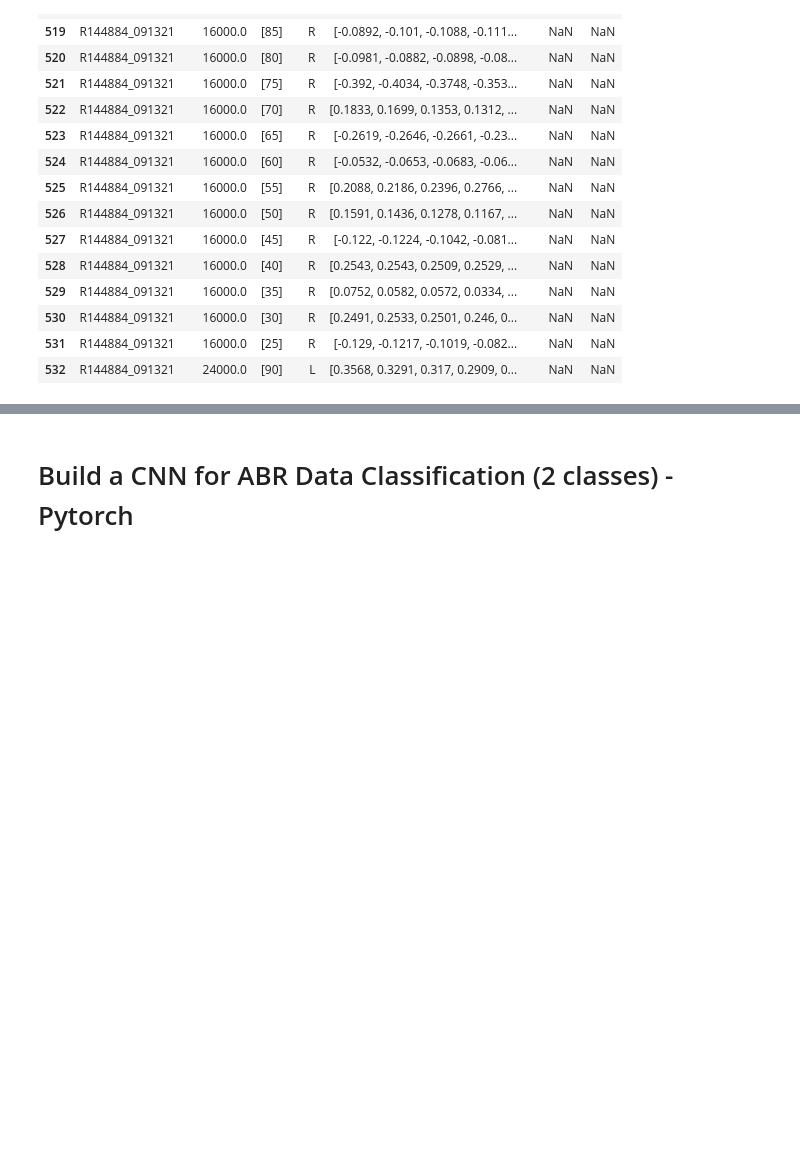
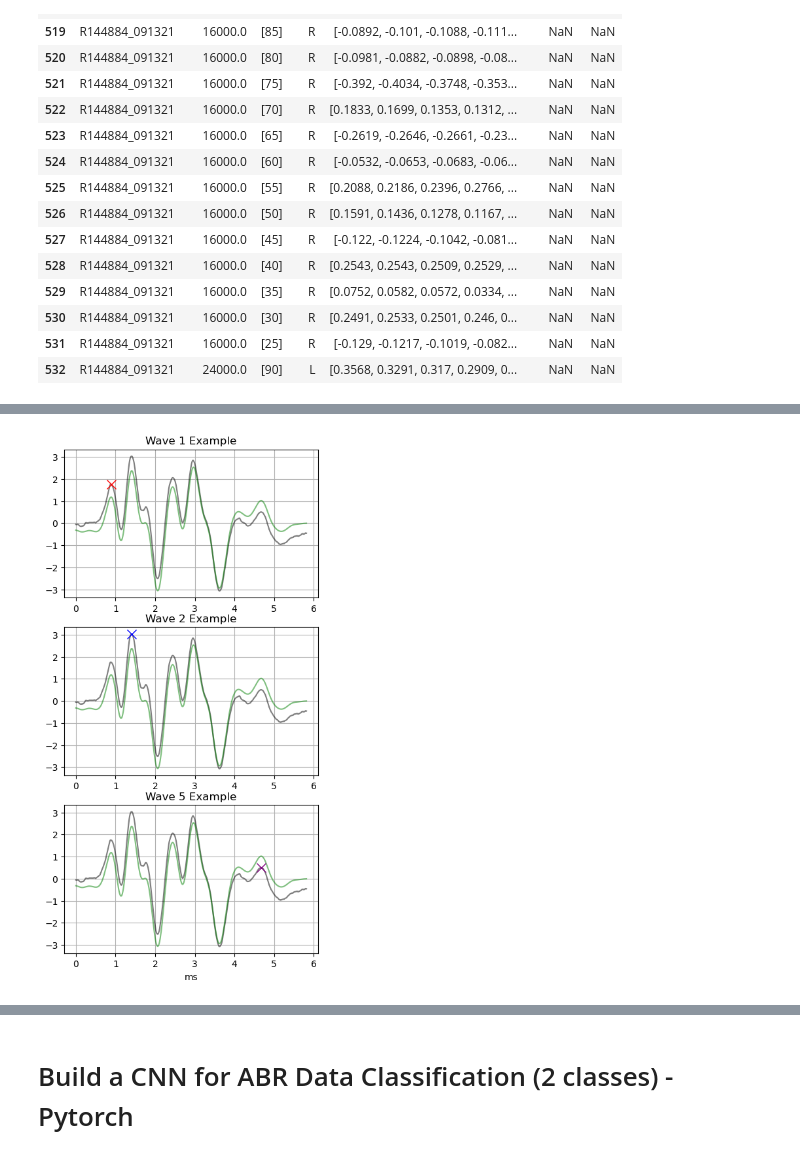
Before and after one commit to DeckerDreams/ABR_Processing, a Jupyter notebook: parser_CNNtest.ipynb, the cells around one changed output, grey strips where cells are left out. Cells and saved outputs as stored; diff of their text form; code cells hidden in the pictures; blank space fills up the shorter version.

```diff
--- a/parser_CNNtest.ipynb
+++ b/parser_CNNtest.ipynb
@@ -398,0 +436,90 @@ df_all['label'] = labels
+# %%
+
+
+#*********** note sero position   ***********
+
+
+z_pos = 548 -1
+data = (df_all['ABR'][70][z_pos:])
+filt_data = filt_data[z_pos:]
+fig, ax = plt.subplots(3, 1, figsize=(5,10))
+
+
+
+#wave 1
+wave_one_peak = 620 #hand selected from data "n" sampled points
+latency = (n[wave_one_peak] - n[z_pos])
+point = (latency, data[wave_one_peak-z_pos])
+x, y = point
+print("wave 1 latency:")
+print(x)
+print("wave 1 max peak:")
+print(y)
+
+
+plt.subplot(311)
+plt.plot((n[z_pos:]-n[z_pos]), data, color = 'black', alpha = .5)
+plt.plot((n[z_pos:]-n[z_pos]), filt_data, color = 'green', alpha = .5)
+plt.plot(x, y, marker="x", markersize=10, markeredgecolor="red")
+plt.title("Wave 1 Example")
+plt.grid()
+
+
+
+
+
+
+#wave 2
+wave_one_peak = 662 #hand selected from data "n" sampled points
+latency = (n[wave_one_peak] - n[z_pos])
+point = (latency, data[wave_one_peak-z_pos])
+x, y = point
+print(
+
+)
+print("wave 2 latency:")
+print(x)
+print("wave 2 max peak:")
+print(y)
+
+
+plt.subplot(312)
+plt.plot((n[z_pos:]-n[z_pos]), data, color = 'black', alpha = .5)
+plt.plot((n[z_pos:]-n[z_pos]), filt_data, color = 'green', alpha = .5)
+plt.plot(x, y, marker="x", markersize=10, markeredgecolor="blue")
+plt.title("Wave 2 Example")
+plt.grid()
+
+
+
+
+
+#wave 5
+wave_one_peak = 930 #hand selected from data "n" sampled points
+latency = (n[wave_one_peak] - n[z_pos])
+point = (latency, data[wave_one_peak-z_pos])
+x, y = point
+print(
+
+)
+print("wave 5 latency:")
+print(x)
+
+print("wave 5 max peak:")
+print(y)
+
+plt.subplot(313)
+plt.plot((n[z_pos:]-n[z_pos]), data, color = 'black', alpha = .5)
+plt.plot((n[z_pos:]-n[z_pos]), filt_data, color = 'green', alpha = .5)
+plt.plot(x, y, marker="x", markersize=10, markeredgecolor="purple")
+plt.title("Wave 5 Example")
+plt.grid()
+
+
+plt.xlabel("ms")
+plt.show()
+
+
+
+#Automate with find metrics related to peak width or sorted maximums??
+# %% [output]
@@ -399,2 +540,3 @@ df_all['label'] = labels
+[figure, added]
 # %% [markdown]
 # Find the threshold point of ABR "wave 1"
```
Also changed, not shown: parts of 18 cells of this notebook.
